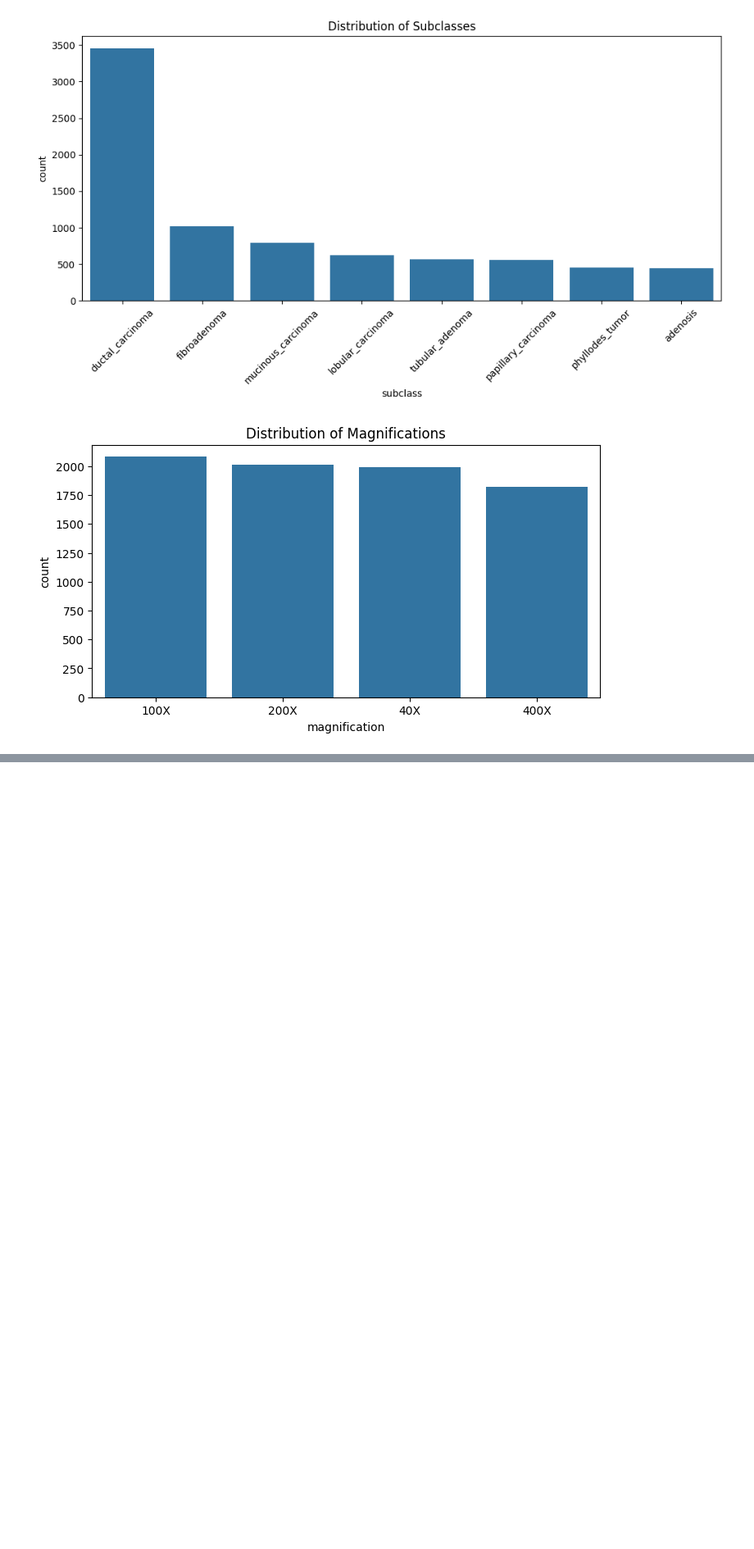
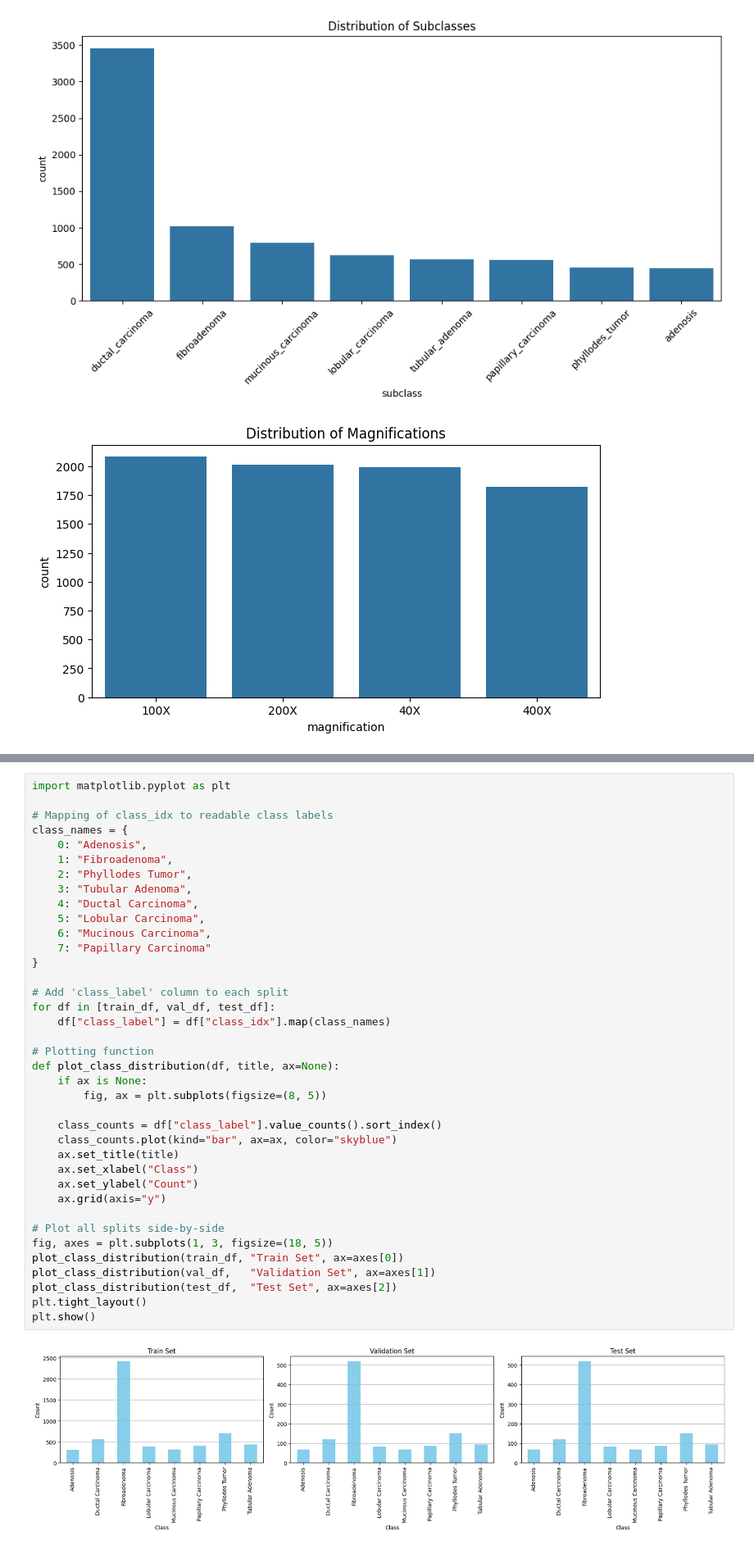
Before and after one commit to faz-99/Thesis_Cancer_Detection, a Jupyter notebook: notebooks/breast_cancer_classifier.ipynb, the cells around one changed output, grey strips where cells are left out. Shown at 82% size. Cells and saved outputs as stored; diff of their text form; blank space fills up the shorter version.

```diff
--- a/notebooks/breast_cancer_classifier.ipynb
+++ b/notebooks/breast_cancer_classifier.ipynb
@@ -265,0 +389,40 @@ ModuleNotFoundError: No module named '_lzma'
+# %%
+import matplotlib.pyplot as plt
+
+# Mapping of class_idx to readable class labels
+class_names = {
+    0: "Adenosis",
+    1: "Fibroadenoma",
+    2: "Phyllodes Tumor",
+    3: "Tubular Adenoma",
+    4: "Ductal Carcinoma",
+    5: "Lobular Carcinoma",
+    6: "Mucinous Carcinoma",
+    7: "Papillary Carcinoma"
+}
+
+# Add 'class_label' column to each split
+for df in [train_df, val_df, test_df]:
+    df["class_label"] = df["class_idx"].map(class_names)
+
+# Plotting function
+def plot_class_distribution(df, title, ax=None):
+    if ax is None:
+        fig, ax = plt.subplots(figsize=(8, 5))
+
+    class_counts = df["class_label"].value_counts().sort_index()
+    class_counts.plot(kind="bar", ax=ax, color="skyblue")
+    ax.set_title(title)
+    ax.set_xlabel("Class")
+    ax.set_ylabel("Count")
+    ax.grid(axis="y")
+
+# Plot all splits side-by-side
+fig, axes = plt.subplots(1, 3, figsize=(18, 5))
+plot_class_distribution(train_df, "Train Set", ax=axes[0])
+plot_class_distribution(val_df,   "Validation Set", ax=axes[1])
+plot_class_distribution(test_df,  "Test Set", ax=axes[2])
+plt.tight_layout()
+plt.show()
+# %% [output]
+[figure, added]
```
Also changed, not shown: parts of 18 cells of this notebook, 10 other files.
